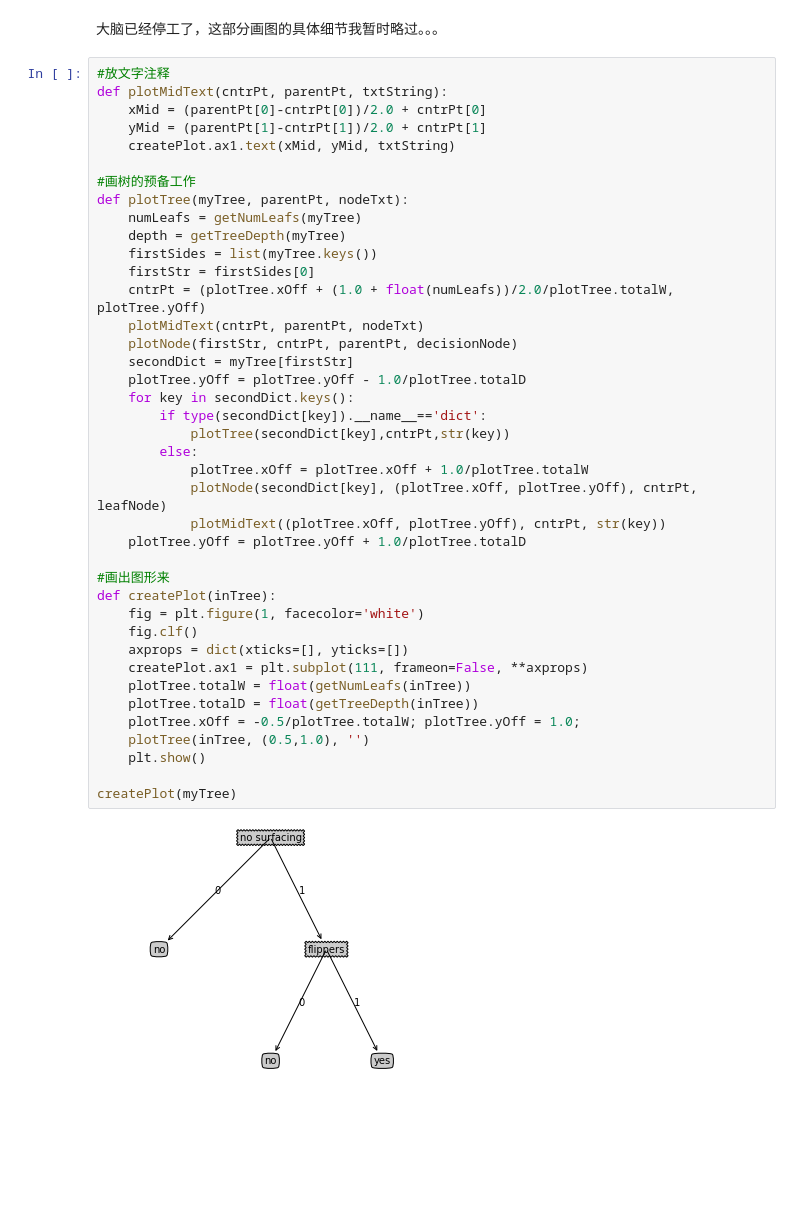
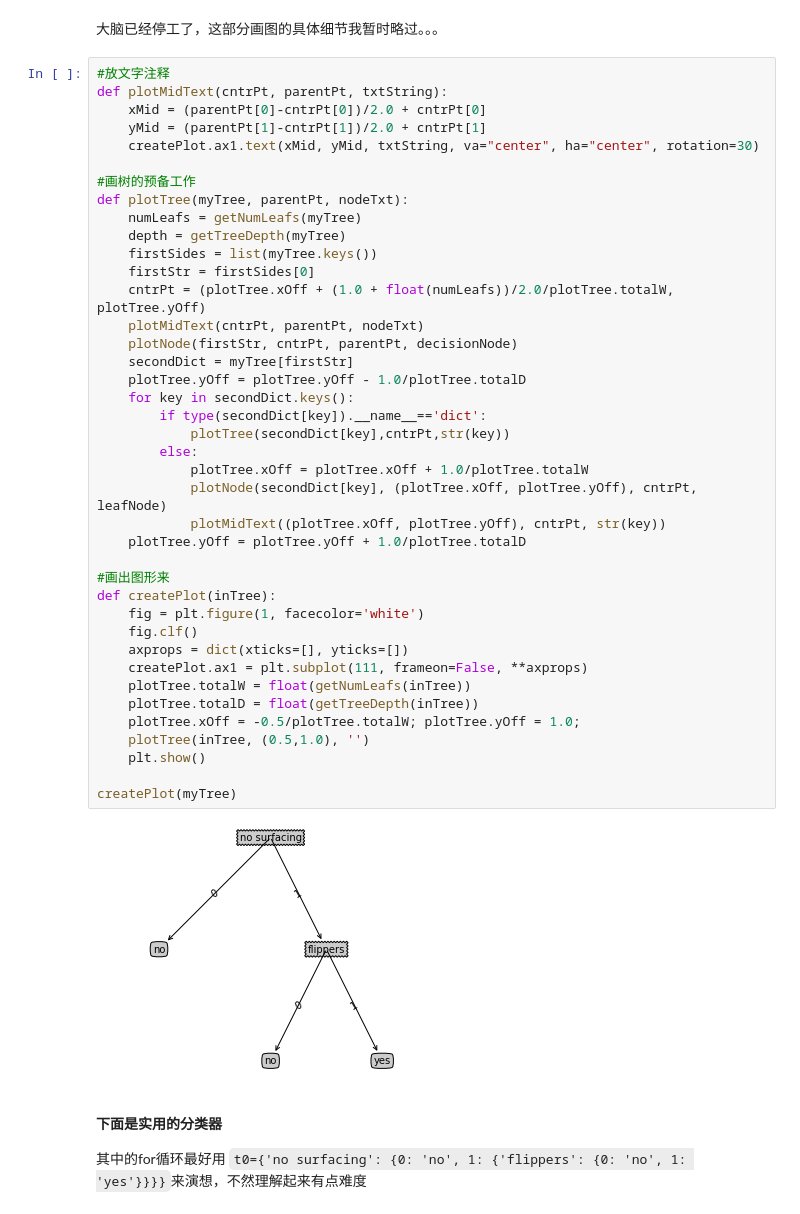
Before and after one commit to sagittaria/base, a Jupyter notebook: book5_machineLearningInAction4e/CH3-1-decisionTree.ipynb, the cells around one changed output. Cells and saved outputs as stored; diff of their text form; blank space fills up the shorter version.

````diff
--- a/book5_machineLearningInAction4e/CH3-1-decisionTree.ipynb
+++ b/book5_machineLearningInAction4e/CH3-1-decisionTree.ipynb
@@ -185,7 +185,7 @@ print(getTreeDepth(t1))
 def plotMidText(cntrPt, parentPt, txtString):
     xMid = (parentPt[0]-cntrPt[0])/2.0 + cntrPt[0]
     yMid = (parentPt[1]-cntrPt[1])/2.0 + cntrPt[1]
-    createPlot.ax1.text(xMid, yMid, txtString)
+    createPlot.ax1.text(xMid, yMid, txtString, va="center", ha="center", rotation=30)
 
 #画树的预备工作
 def plotTree(myTree, parentPt, nodeTxt):
@@ -194,31 +194,34 @@ def plotTree(myTree, parentPt, nodeTxt):
     firstSides = list(myTree.keys())
     firstStr = firstSides[0]
     cntrPt = (plotTree.xOff + (1.0 + float(numLeafs))/2.0/plotTree.totalW, plotTree.yOff)
     plotMidText(cntrPt, parentPt, nodeTxt)
     plotNode(firstStr, cntrPt, parentPt, decisionNode)
     secondDict = myTree[firstStr]
     plotTree.yOff = plotTree.yOff - 1.0/plotTree.totalD
     for key in secondDict.keys():
         if type(secondDict[key]).__name__=='dict':
             plotTree(secondDict[key],cntrPt,str(key))
         else:
             plotTree.xOff = plotTree.xOff + 1.0/plotTree.totalW
             plotNode(secondDict[key], (plotTree.xOff, plotTree.yOff), cntrPt, leafNode)
             plotMidText((plotTree.xOff, plotTree.yOff), cntrPt, str(key))
     plotTree.yOff = plotTree.yOff + 1.0/plotTree.totalD
 
 #画出图形来
 def createPlot(inTree):
     fig = plt.figure(1, facecolor='white')
     fig.clf()
     axprops = dict(xticks=[], yticks=[])
     createPlot.ax1 = plt.subplot(111, frameon=False, **axprops)
     plotTree.totalW = float(getNumLeafs(inTree))
     plotTree.totalD = float(getTreeDepth(inTree))
     plotTree.xOff = -0.5/plotTree.totalW; plotTree.yOff = 1.0;
     plotTree(inTree, (0.5,1.0), '')
     plt.show()
 
 createPlot(myTree)
 # %% [output]
-[figure, old version]
+[figure, new version]
+# %% [markdown]
+#### 下面是实用的分类器
+其中的for循环最好用 ```t0={'no surfacing': {0: 'no', 1: {'flippers': {0: 'no', 1: 'yes'}}}}```来演想，不然理解起来有点难度
````
Also changed, not shown: parts of 8 cells of this notebook, 1 other file.
